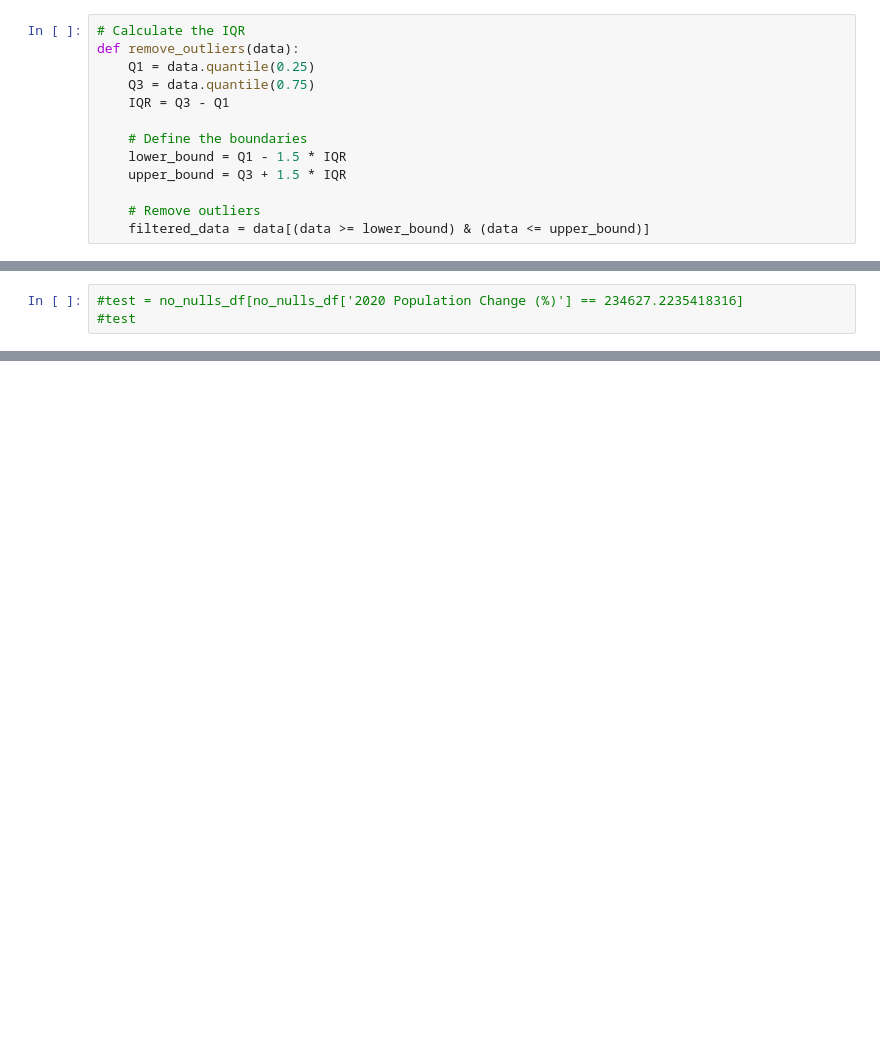
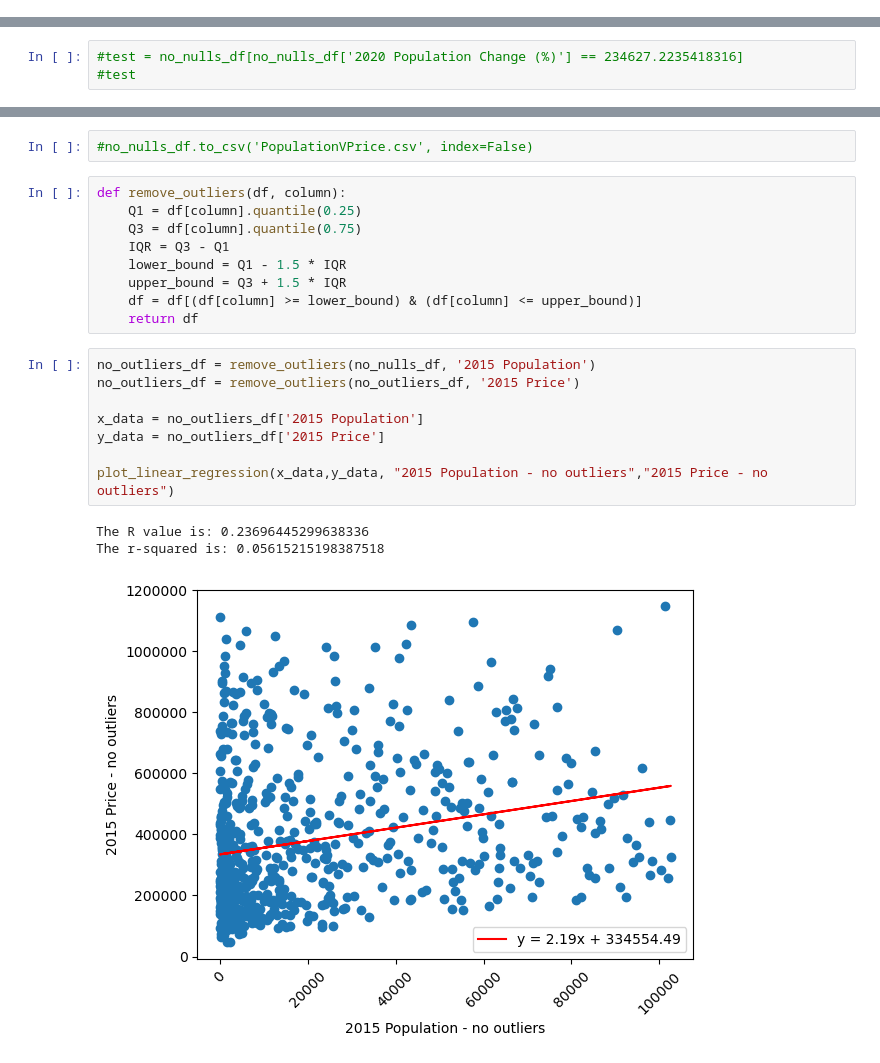
Before and after one commit to eshih22/team_project_1, a Jupyter notebook: Population Analysis.ipynb, the cells around one changed output, grey strips where cells are left out. Drawn from its saved outputs; the diff is of its cells as text; blank space fills up the shorter version.

Commit message:
no outliers

```diff
--- a/Population Analysis.ipynb
+++ b/Population Analysis.ipynb
@@ -166,15 +168,3 @@ def plot_linear_regression(x_values, y_values, x_label, y_label):
     plt.savefig(output_path)
     plt.show()
 # %%
-# Calculate the IQR
-def remove_outliers(data):
-    Q1 = data.quantile(0.25)
-    Q3 = data.quantile(0.75)
-    IQR = Q3 - Q1
-
-    # Define the boundaries
-    lower_bound = Q1 - 1.5 * IQR
-    upper_bound = Q3 + 1.5 * IQR
-
-    # Remove outliers
-    filtered_data = data[(data >= lower_bound) & (data <= upper_bound)]
@@ -352,0 +354,23 @@ The r-squared is: 0.0050922009203388146
+# %%
+#no_nulls_df.to_csv('PopulationVPrice.csv', index=False)
+# %%
+def remove_outliers(df, column):
+    Q1 = df[column].quantile(0.25)
+    Q3 = df[column].quantile(0.75)
+    IQR = Q3 - Q1
+    lower_bound = Q1 - 1.5 * IQR
+    upper_bound = Q3 + 1.5 * IQR
+    df = df[(df[column] >= lower_bound) & (df[column] <= upper_bound)]
+    return df
+# %%
+no_outliers_df = remove_outliers(no_nulls_df, '2015 Population')
+no_outliers_df = remove_outliers(no_outliers_df, '2015 Price')
+
+x_data = no_outliers_df['2015 Population']
+y_data = no_outliers_df['2015 Price']
+
+plot_linear_regression(x_data,y_data, "2015 Population - no outliers","2015 Price - no outliers")
+# %% [output]
+The R value is: 0.23696445299638336
+The r-squared is: 0.05615215198387518
+[figure, added]
```
Also changed, not shown: parts of 31 cells of this notebook, 22 other files.
